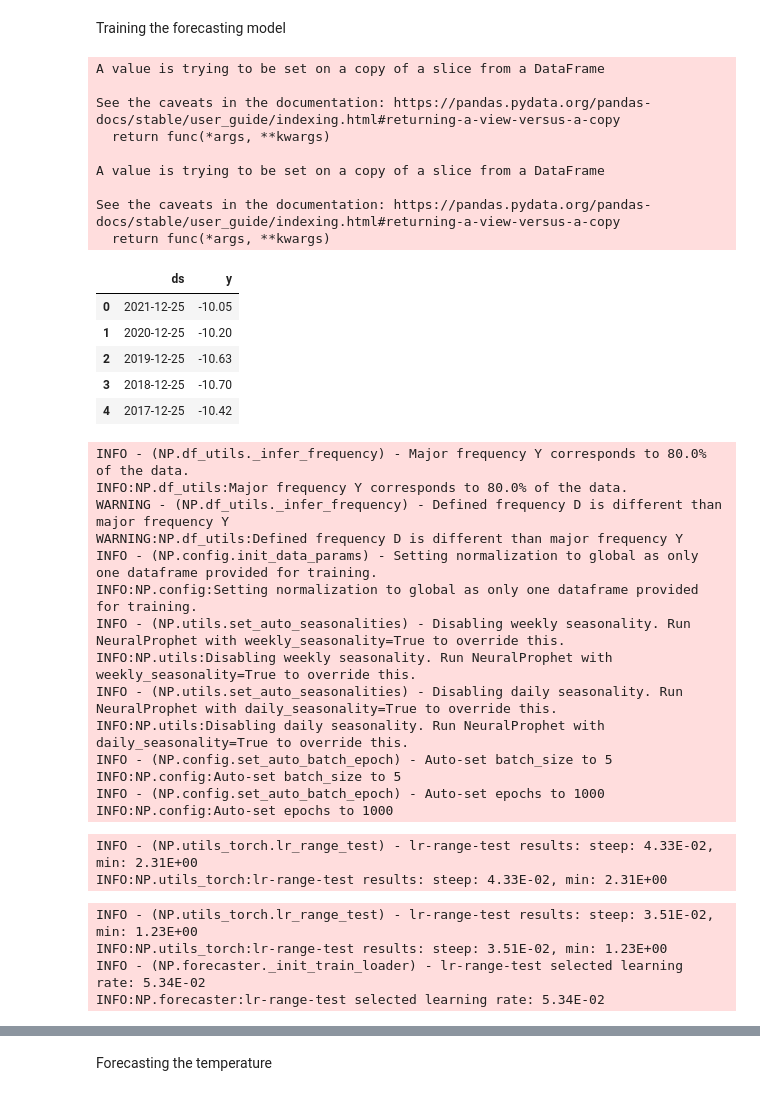
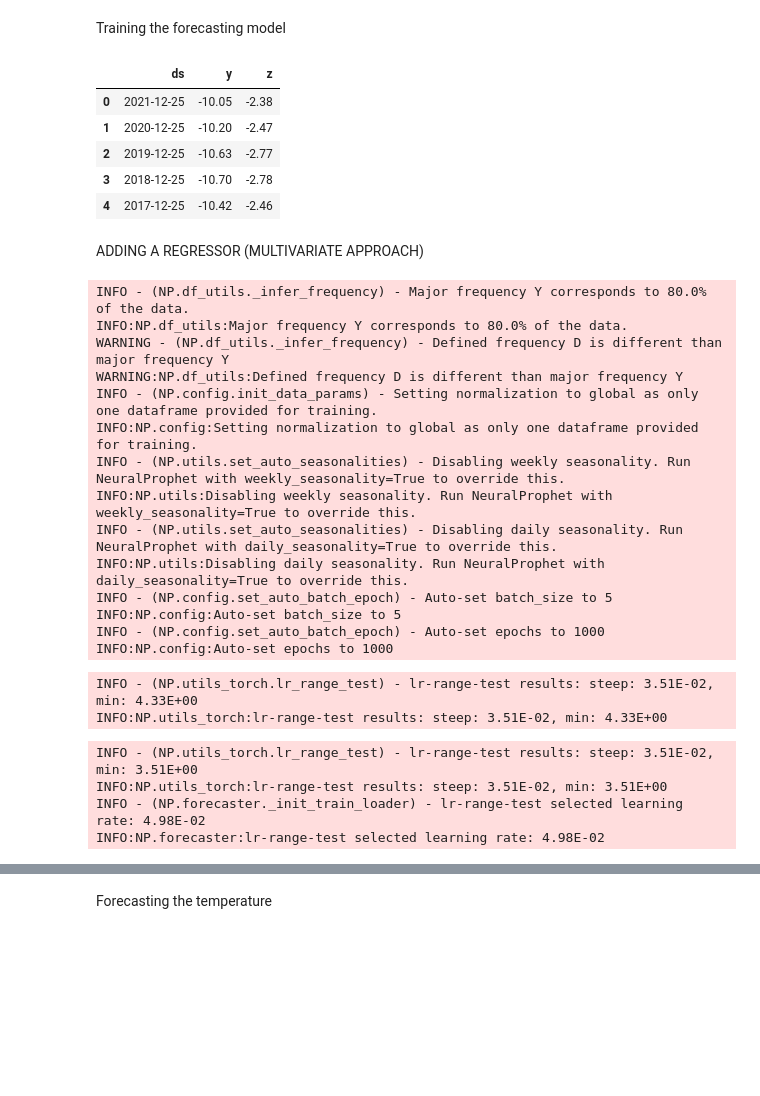
Before and after one commit to deamonknoppix/Python_Projects, a Jupyter notebook: Weather_Forecast.ipynb, the cells around one changed output, grey strips where cells are left out. Saved outputs shown, nothing was run; the diff lists cells and outputs as text; code cells hidden in the pictures; blank space fills up the shorter version.

```diff
--- a/Weather_Forecast.ipynb
+++ b/Weather_Forecast.ipynb
@@ -96,28 +81,22 @@ plt.show()
 # %% [markdown]
 Training the forecasting model
 # %%
-new_column = df[['date', 'min_temperature_v']]
+new_column = df[['date', 'min_temperature_v', 'max_temperature_v']]
 new_column.dropna(inplace=True)
-new_column.columns = ['ds', 'y']
+new_column.columns = ['ds', 'y', 'z']
 new_column.tail()
 # %% [output]
-A value is trying to be set on a copy of a slice from a DataFrame
-
-See the caveats in the documentation: https://pandas.pydata.org/pandas-docs/stable/user_guide/indexing.html#returning-a-view-versus-a-copy
-  return func(*args, **kwargs)
-
-A value is trying to be set on a copy of a slice from a DataFrame
-
-See the caveats in the documentation: https://pandas.pydata.org/pandas-docs/stable/user_guide/indexing.html#returning-a-view-versus-a-copy
-  return func(*args, **kwargs)
-|  | ds | y |
-| 0 | 2021-12-25 | -10.05 |
-| 1 | 2020-12-25 | -10.20 |
-| 2 | 2019-12-25 | -10.63 |
-| 3 | 2018-12-25 | -10.70 |
-| 4 | 2017-12-25 | -10.42 |
+|  | ds | y | z |
+| 0 | 2021-12-25 | -10.05 | -2.38 |
+| 1 | 2020-12-25 | -10.20 | -2.47 |
+| 2 | 2019-12-25 | -10.63 | -2.77 |
+| 3 | 2018-12-25 | -10.70 | -2.78 |
+| 4 | 2017-12-25 | -10.42 | -2.46 |
+# %% [markdown]
+ADDING A REGRESSOR (MULTIVARIATE APPROACH)
 # %%
 n = NeuralProphet()
+n.add_future_regressor('z')
 model = n.fit(new_column, freq='D',)
 # %% [output]
 INFO - (NP.df_utils._infer_frequency) - Major frequency Y corresponds to 80.0% of the data.
@@ -134,9 +113,9 @@ INFO - (NP.config.set_auto_batch_epoch) - Auto-set batch_size to 5
 INFO:NP.config:Auto-set batch_size to 5
 INFO - (NP.config.set_auto_batch_epoch) - Auto-set epochs to 1000
 INFO:NP.config:Auto-set epochs to 1000
-INFO - (NP.utils_torch.lr_range_test) - lr-range-test results: steep: 4.33E-02, min: 2.31E+00
-INFO:NP.utils_torch:lr-range-test results: steep: 4.33E-02, min: 2.31E+00
+INFO - (NP.utils_torch.lr_range_test) - lr-range-test results: steep: 3.51E-02, min: 4.33E+00
+INFO:NP.utils_torch:lr-range-test results: steep: 3.51E-02, min: 4.33E+00
-INFO - (NP.utils_torch.lr_range_test) - lr-range-test results: steep: 3.51E-02, min: 1.23E+00
-INFO:NP.utils_torch:lr-range-test results: steep: 3.51E-02, min: 1.23E+00
-INFO - (NP.forecaster._init_train_loader) - lr-range-test selected learning rate: 5.34E-02
-INFO:NP.forecaster:lr-range-test selected learning rate: 5.34E-02
+INFO - (NP.utils_torch.lr_range_test) - lr-range-test results: steep: 3.51E-02, min: 3.51E+00
+INFO:NP.utils_torch:lr-range-test results: steep: 3.51E-02, min: 3.51E+00
+INFO - (NP.forecaster._init_train_loader) - lr-range-test selected learning rate: 4.98E-02
+INFO:NP.forecaster:lr-range-test selected learning rate: 4.98E-02
```
Also changed, not shown: parts of 14 cells of this notebook.
